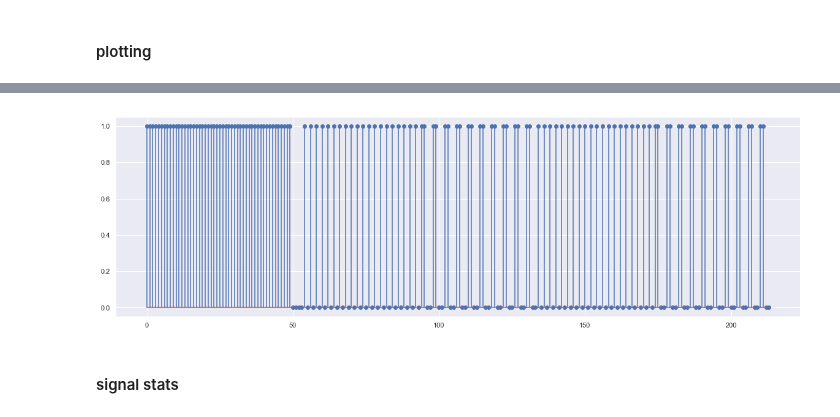
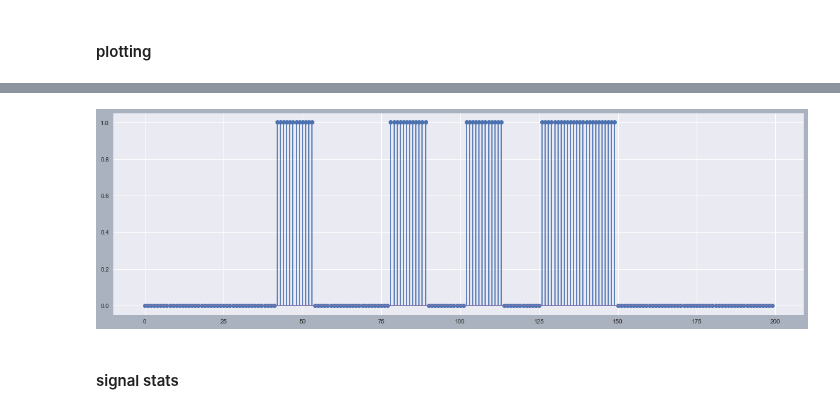
Before and after one commit to tjbergst/data-parsing, a Jupyter notebook: code-parser-translation.ipynb, the cells around one changed output, grey strips where cells are left out. Drawn from its saved outputs; the diff is of its cells as text; code cells hidden in the pictures.

```diff
--- a/code-parser-translation.ipynb
+++ b/code-parser-translation.ipynb
@@ -783,11 +561,11 @@ DP.plot_subset(
-# %%
-DP.plot_subset(
-    DP.discretized_array,
-    start=DP.header_starts[25],
-    stop=DP.header_starts[25] + len(DP.header) + len(DP.data_msg) + 4
-)
-# %% [output]
-[figure, removed]
+# %%
+DP.plot_subset(
+    DP.data,
+    start=350,
+    stop=550
+)
+# %% [output]
+[figure, added]
 # %% [markdown]
 #### signal stats
 # %%
```
Also changed, not shown: parts of 33 cells of this notebook.
